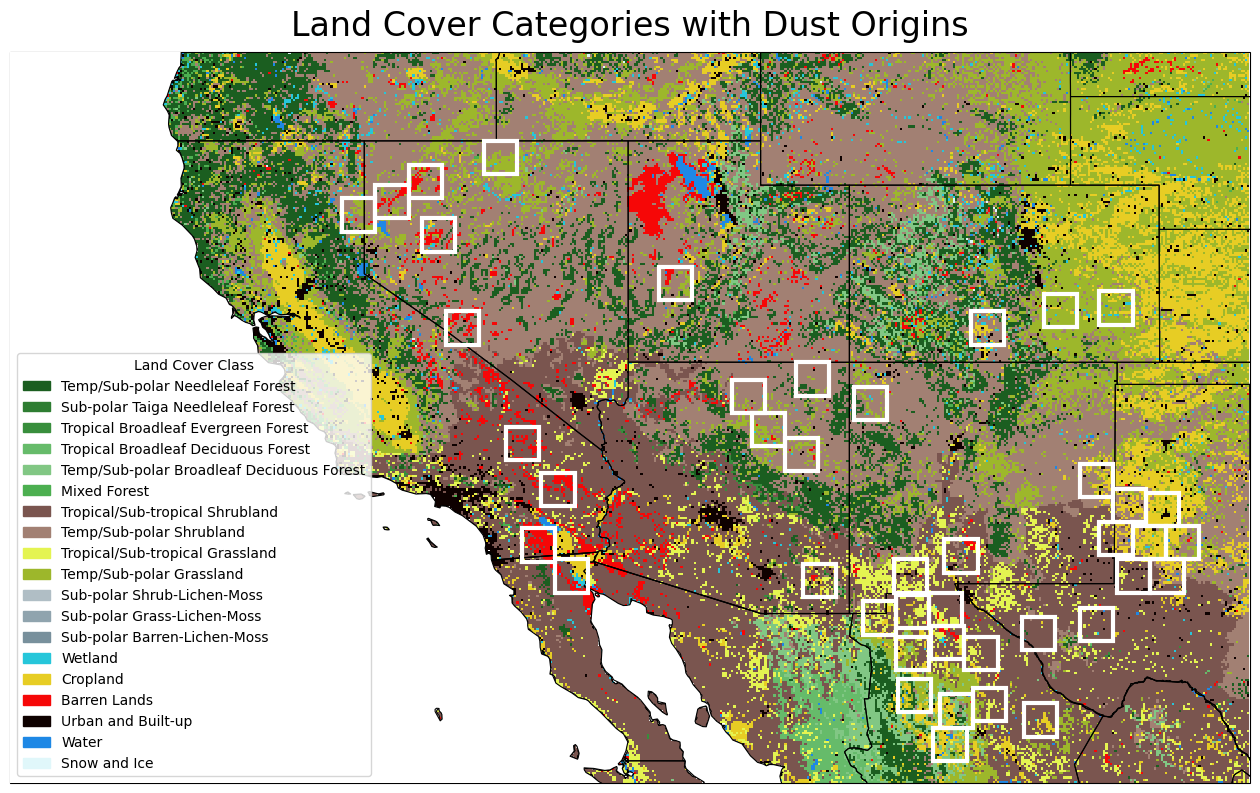
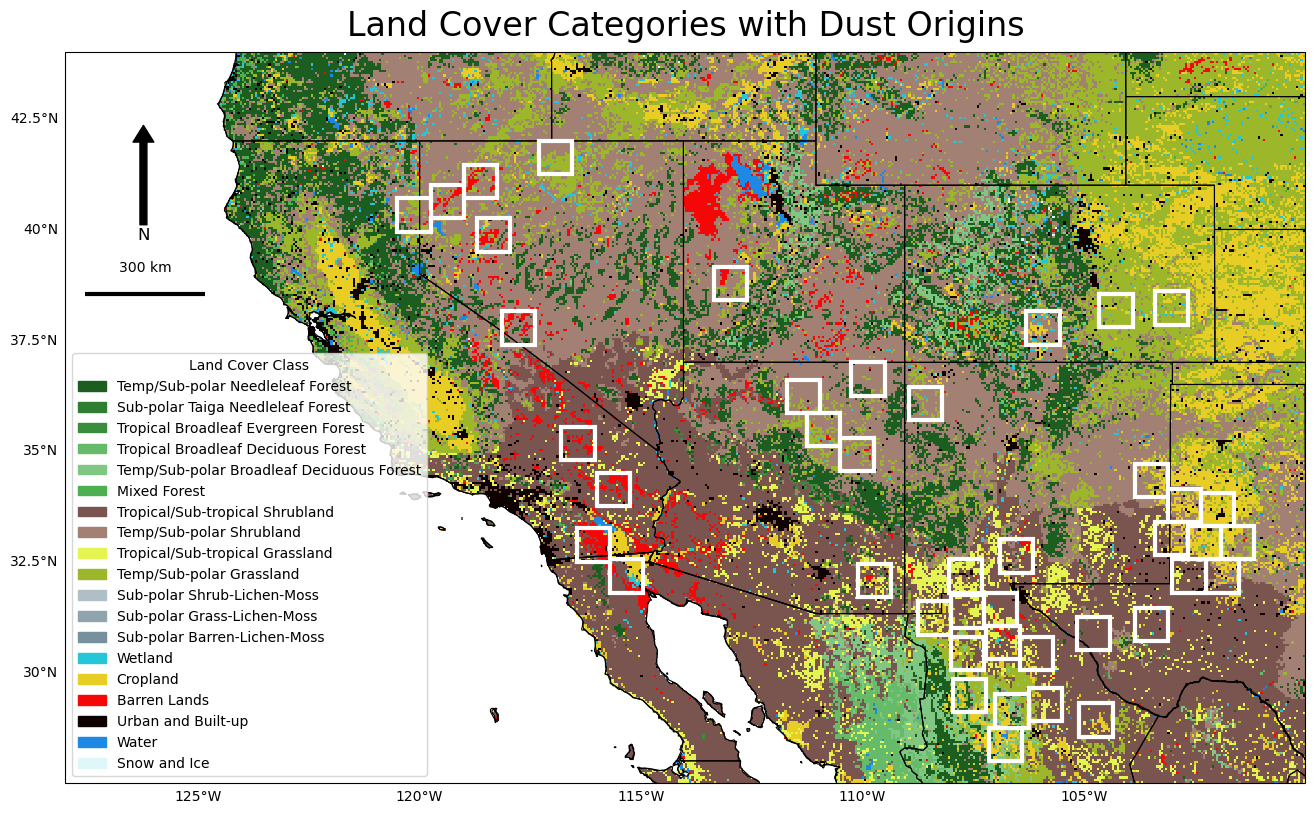
Code edit (unified diff) that turned the first committed figure into the second:
--- before
+++ after
@@ -23,4 +23,6 @@
 
 add_squares_to_plot(ax)
+add_north_arrow(ax)
+add_scale_bar(ax, location=(0.24, 0.63))
 
 ax.set_title("Land Cover Categories with Dust Origins", fontsize=24, pad=12)
@@ -31,7 +33,9 @@
 ax.add_feature(cfeature.COASTLINE, linewidth=0.8, zorder=4)
 ax.add_feature(cfeature.BORDERS, linewidth=0.8)
-ax.add_feature(cfeature.OCEAN, facecolor='white', zorder=3)
 min_lat, max_lat, min_lon, max_lon = common_functions._get_coords_for_region(location_name)
 ax.set_extent([min_lon, max_lon, min_lat, max_lat], crs=ccrs.PlateCarree())
+gl = ax.gridlines(draw_labels=True, linewidth=0, color='gray', alpha=0.7)
+gl.top_labels = False
+gl.right_labels = False
 
 legend_handles = [

Commit: Adding north, scale, coordinates to maps